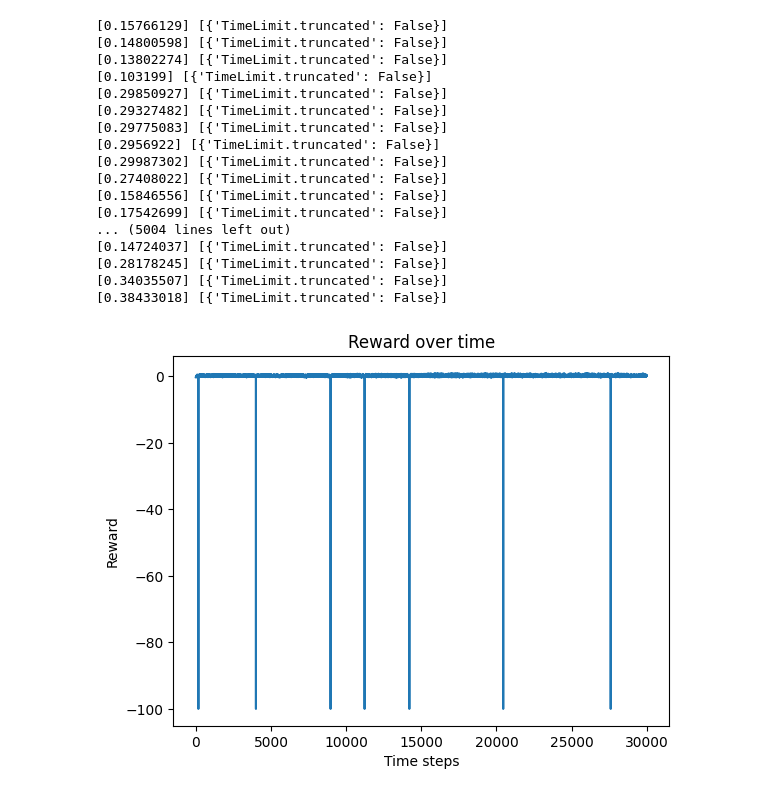
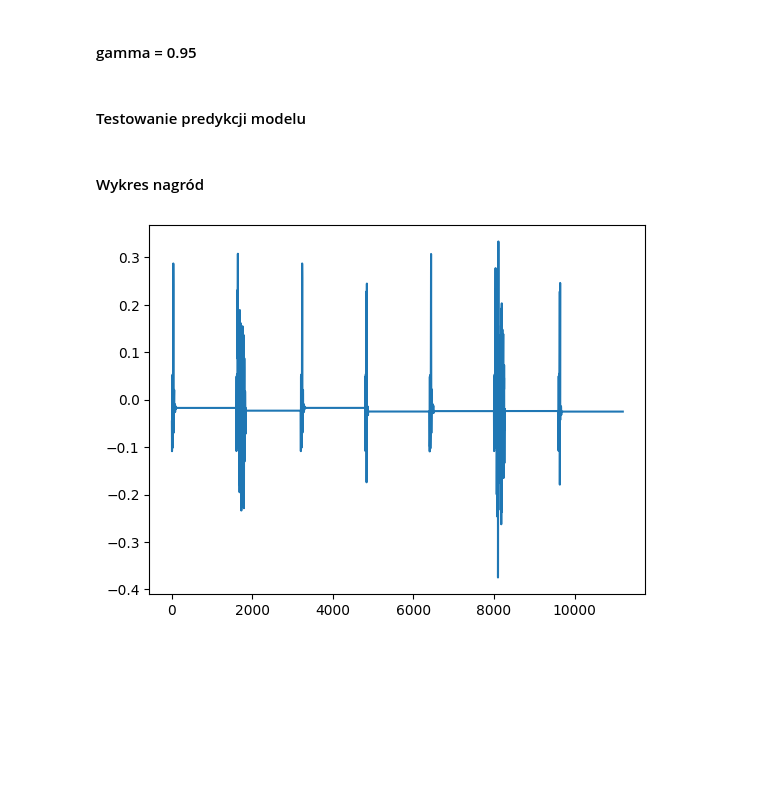
Before and after one commit to razogarz/AnalizaDanychCyfrowych, a Jupyter notebook: lab05/sb3.ipynb, the cells around one changed output. Saved outputs shown, nothing was run; the diff lists cells and outputs as text; code cells hidden in the pictures; blank space fills up the shorter version.

```diff
--- a/lab05/sb3.ipynb
+++ b/lab05/sb3.ipynb
@@ -9,12 +50,14 @@ from stable_baselines3 import SAC, PPO, A2C
 # %%
-env = gym.make("BipedalWalker-v3", render_mode="rgb_array")
-
-model = PPO("MlpPolicy", env, verbose=1, tensorboard_log="./a2c_bipedalwalker_tensorboard/")
-model.learn(total_timesteps=150_000)
-
-# Let's visualize the agent's behavior
-rewards = []
-infos = []
-
-vec_env = model.get_env()
-obs = vec_env.reset()
+# Środowisko BipedalWalker
+# env_99 = gym.make("BipedalWalker-v3", render_mode="rgb_array")
+# model_99 = PPO("MlpPolicy", env, verbose=1, tensorboard_log="./a2c_bipedalwalker_tensorboard/", gamma=0.99)
+#
+# # Pętla uczenia
+# for i in range(10):
+#     model_99.learn(total_timesteps=50_000)
+#
+# # Let's visualize the agent's behavior
+#
+#
+# vec_env_99 = model_99.get_env()
+# obs_99 = vec_env_99.reset()
@@ -39,2 +63,0 @@ Logging to ./a2c_bipedalwalker_tensorboard/PPO_1
-# %%
-model.learn(total_timesteps=100_000)
@@ -59,0 +64,2 @@ Logging to ./a2c_bipedalwalker_tensorboard/PPO_4
+# %% [markdown]
+#### gamma = 0.95
@@ -60,35 +80,21 @@ Logging to ./a2c_bipedalwalker_tensorboard/PPO_4
+# %% [markdown]
+#### Testowanie predykcji modelu
 # %%
+# Testowanie modelu
 for i in range(5000):
     action, _state = model.predict(obs, deterministic=True)
     obs, reward, done, info = vec_env.step(action)
     vec_env.render("human")
-    print(reward, info)
     # saving rewards and info
     rewards.append(reward)
     infos.append(info)
-
-# Plotting the rewards
-plt.plot(list(rewards))
-plt.xlabel("Time steps")
-plt.ylabel("Reward")
-plt.title("Reward over time")
-plt.show()
+    #show video
+    if done:
+        break
-# %% [output]
-[0.15766129] [{'TimeLimit.truncated': False}]
-[0.14800598] [{'TimeLimit.truncated': False}]
-[0.13802274] [{'TimeLimit.truncated': False}]
-[0.103199] [{'TimeLimit.truncated': False}]
-[0.29850927] [{'TimeLimit.truncated': False}]
-[0.29327482] [{'TimeLimit.truncated': False}]
-[0.29775083] [{'TimeLimit.truncated': False}]
-[0.2956922] [{'TimeLimit.truncated': False}]
-[0.29987302] [{'TimeLimit.truncated': False}]
-[0.27408022] [{'TimeLimit.truncated': False}]
-[0.15846556] [{'TimeLimit.truncated': False}]
-[0.17542699] [{'TimeLimit.truncated': False}]
-... (5004 lines left out)
-[0.14724037] [{'TimeLimit.truncated': False}]
-[0.28178245] [{'TimeLimit.truncated': False}]
-[0.34035507] [{'TimeLimit.truncated': False}]
-[0.38433018] [{'TimeLimit.truncated': False}]
-[figure, removed]
+# %% [markdown]
+#### Wykres nagród
+# %%
+plt.plot(rewards)
+plt.show()
+# %% [output]
+[figure, added]
```
Also changed, not shown: parts of 9 cells of this notebook, 21 other files.
